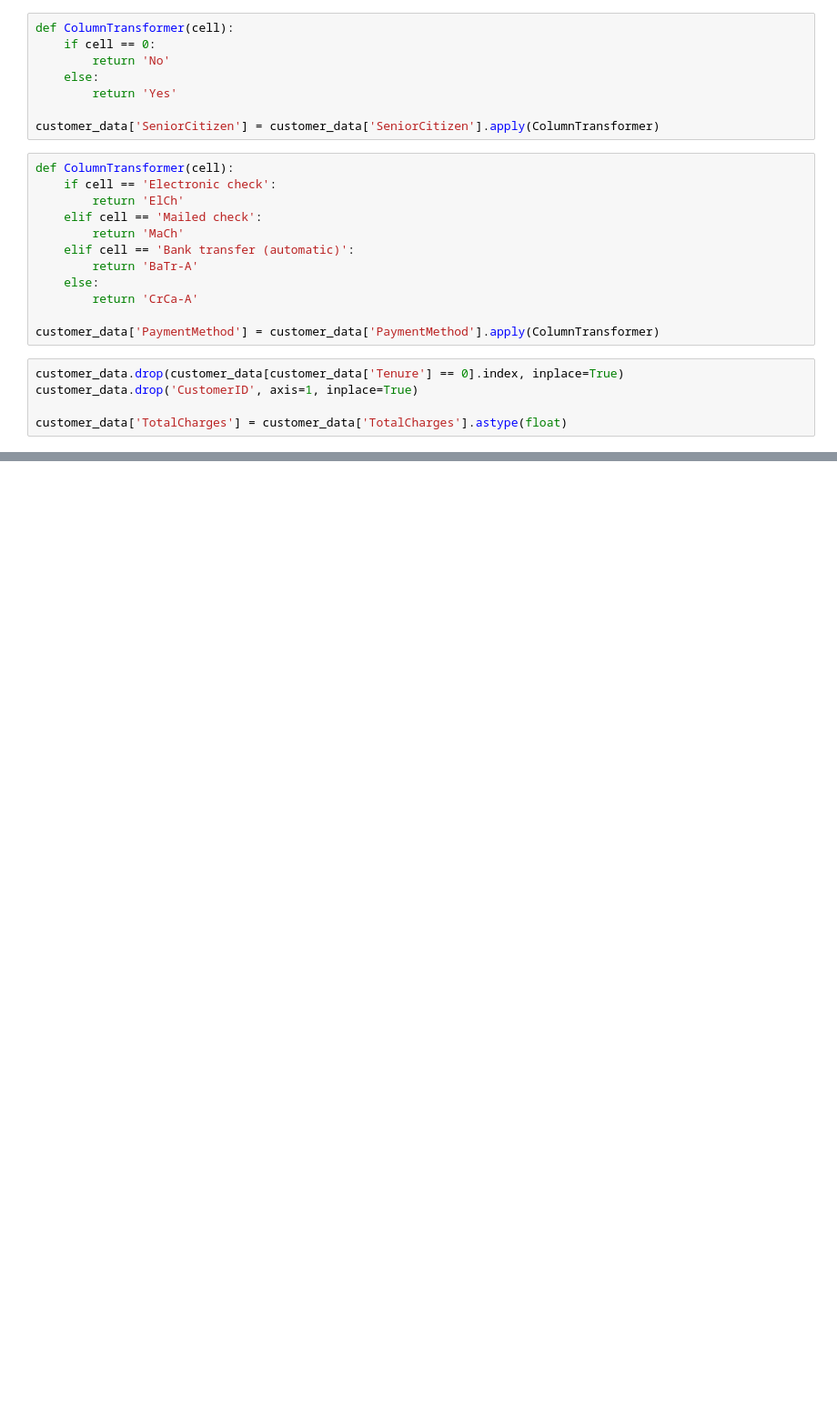
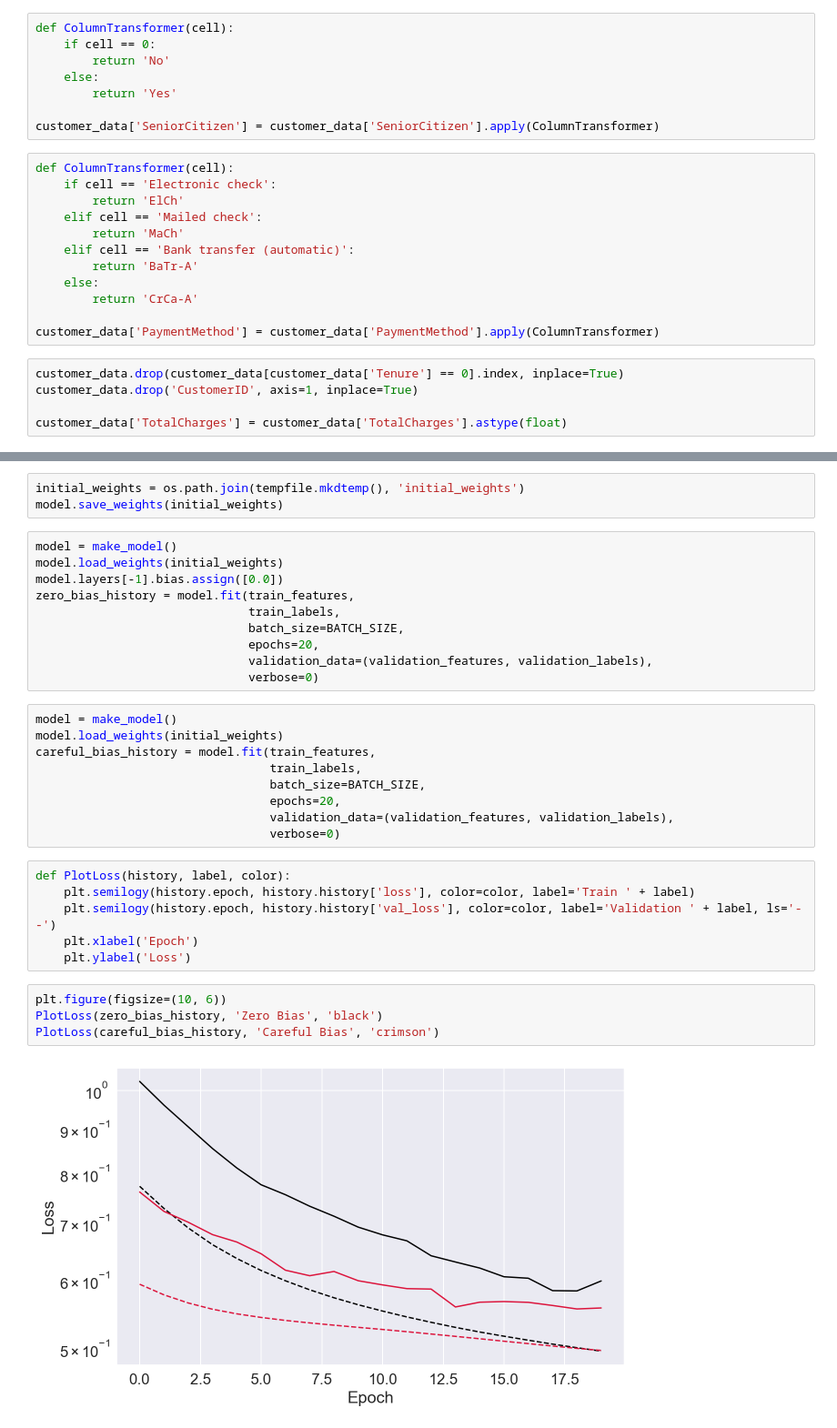
Before and after one commit to esbatiehsan/customer-churn, a Jupyter notebook: churn-nn-predictor.ipynb, the cells around one changed output, grey strips where cells are left out. Shown at 91% size. Drawn from its saved outputs; the diff is of its cells as text; blank space fills up the shorter version.

```diff
--- a/churn-nn-predictor.ipynb
+++ b/churn-nn-predictor.ipynb
@@ -51,0 +238,34 @@ customer_data['TotalCharges'] = customer_data['TotalCharges'].astype(float)
+# %%
+initial_weights = os.path.join(tempfile.mkdtemp(), 'initial_weights')
+model.save_weights(initial_weights)
+# %%
+model = make_model()
+model.load_weights(initial_weights)
+model.layers[-1].bias.assign([0.0])
+zero_bias_history = model.fit(train_features,
+                              train_labels,
+                              batch_size=BATCH_SIZE,
+                              epochs=20,
+                              validation_data=(validation_features, validation_labels),
+                              verbose=0)
+# %%
+model = make_model()
+model.load_weights(initial_weights)
+careful_bias_history = model.fit(train_features,
+                                 train_labels,
+                                 batch_size=BATCH_SIZE,
+                                 epochs=20,
+                                 validation_data=(validation_features, validation_labels),
+                                 verbose=0)
+# %%
+def PlotLoss(history, label, color):
+    plt.semilogy(history.epoch, history.history['loss'], color=color, label='Train ' + label)
+    plt.semilogy(history.epoch, history.history['val_loss'], color=color, label='Validation ' + label, ls='--')
+    plt.xlabel('Epoch')
+    plt.ylabel('Loss')
+# %%
+plt.figure(figsize=(10, 6))
+PlotLoss(zero_bias_history, 'Zero Bias', 'black')
+PlotLoss(careful_bias_history, 'Careful Bias', 'crimson')
+# %% [output]
+[figure, added]
```
Also changed, not shown: parts of 35 cells of this notebook.
